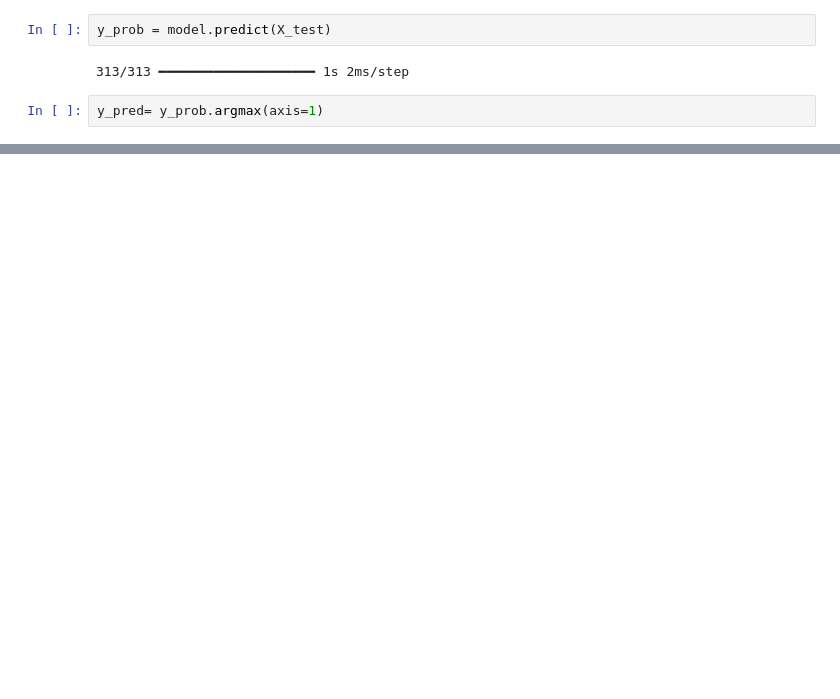
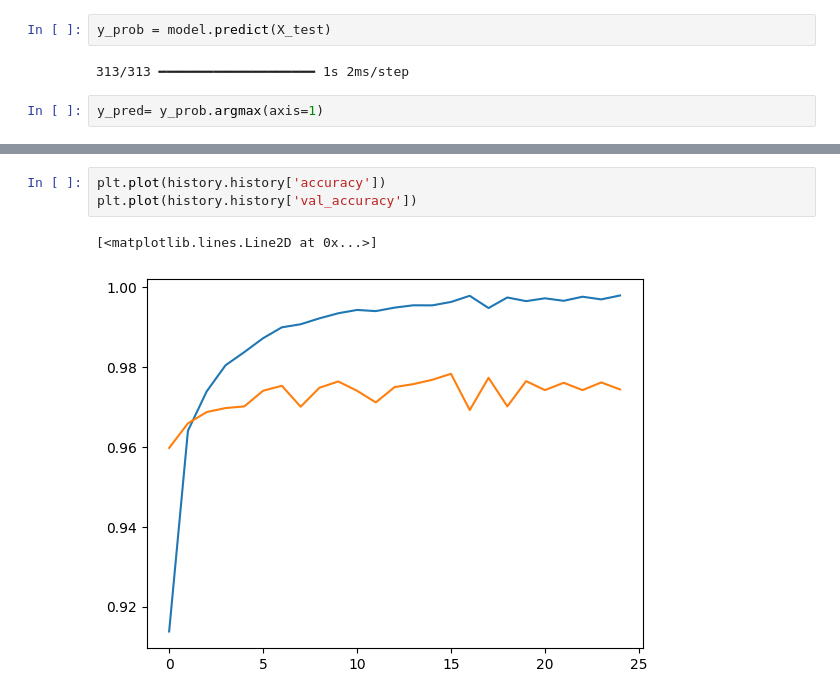
Before and after one commit to Tejaswinisuman/digitRecognitionproject, a Jupyter notebook: digit recognition.ipynb, the cells around one changed output, grey strips where cells are left out. Drawn from its saved outputs; the diff is of its cells as text; blank space fills up the shorter version.

```diff
--- a/digit recognition.ipynb
+++ b/digit recognition.ipynb
@@ -109,0 +114,6 @@ accuracy_score(y_test,y_pred)
+# %%
+plt.plot(history.history['accuracy'])
+plt.plot(history.history['val_accuracy'])
+# %% [output]
+[<matplotlib.lines.Line2D at 0x...>]
+[figure, added]
```
Also changed, not shown: parts of 8 cells of this notebook.
